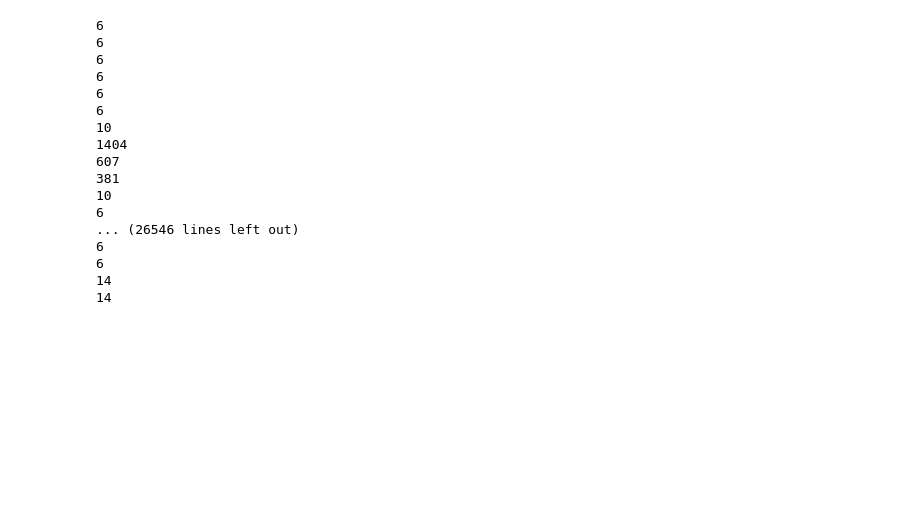
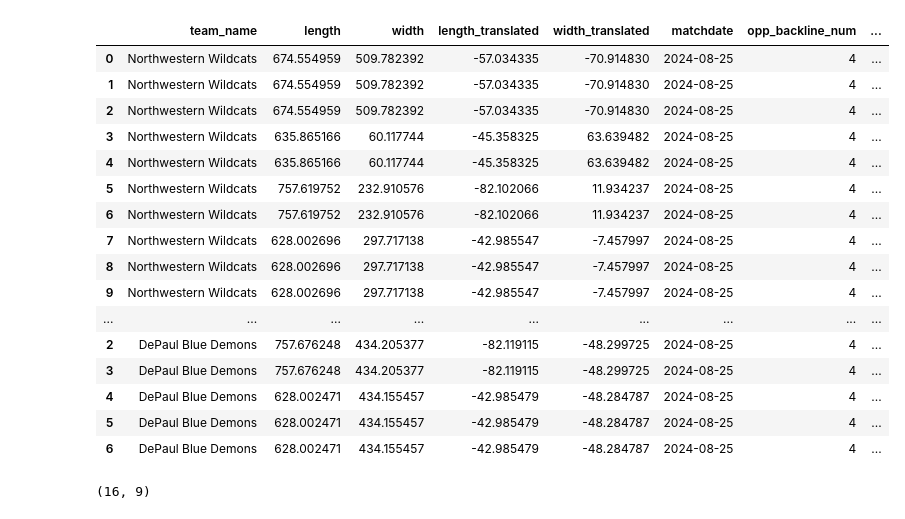
Before and after one commit to bledoux2002/Hackathon_2024, a Jupyter notebook: match-reports/existing-match-reports-code/parse_shot_locs.ipynb, the cells around one changed output. Saved outputs shown, nothing was run; the diff lists cells and outputs as text; code cells hidden in the pictures; blank space fills up the shorter version.

```diff
--- a/match-reports/existing-match-reports-code/parse_shot_locs.ipynb
+++ b/match-reports/existing-match-reports-code/parse_shot_locs.ipynb
@@ -408,23 +410,32 @@ def parse_shot_locs(src_folder: str, team: str):
 # Replace with your PDF path
 teamname = "Northwestern Wildcats"
 game = "01-10-2024"
-pdf_path = f"../northwestern-2024"
+pdf_path = f"../single"
 data = parse_shot_locs(pdf_path, teamname)
-# %% [output]
-6
-6
-6
-6
-6
-6
-10
-1404
-607
-381
-10
-6
-... (26546 lines left out)
-6
-6
-14
-14
+# %%
+data
+# %% [output]
+|  | team_name | length | width | length_translated | width_translated | matchdate | opp_backline_num | ... |
+| 0 | Northwestern Wildcats | 674.554959 | 509.782392 | -57.034335 | -70.914830 | 2024-08-25 | 4 | ... |
+| 1 | Northwestern Wildcats | 674.554959 | 509.782392 | -57.034335 | -70.914830 | 2024-08-25 | 4 | ... |
+| 2 | Northwestern Wildcats | 674.554959 | 509.782392 | -57.034335 | -70.914830 | 2024-08-25 | 4 | ... |
+| 3 | Northwestern Wildcats | 635.865166 | 60.117744 | -45.358325 | 63.639482 | 2024-08-25 | 4 | ... |
+| 4 | Northwestern Wildcats | 635.865166 | 60.117744 | -45.358325 | 63.639482 | 2024-08-25 | 4 | ... |
+| 5 | Northwestern Wildcats | 757.619752 | 232.910576 | -82.102066 | 11.934237 | 2024-08-25 | 4 | ... |
+| 6 | Northwestern Wildcats | 757.619752 | 232.910576 | -82.102066 | 11.934237 | 2024-08-25 | 4 | ... |
+| 7 | Northwestern Wildcats | 628.002696 | 297.717138 | -42.985547 | -7.457997 | 2024-08-25 | 4 | ... |
+| 8 | Northwestern Wildcats | 628.002696 | 297.717138 | -42.985547 | -7.457997 | 2024-08-25 | 4 | ... |
+| 9 | Northwestern Wildcats | 628.002696 | 297.717138 | -42.985547 | -7.457997 | 2024-08-25 | 4 | ... |
+| ... | ... | ... | ... | ... | ... | ... | ... | ... |
+| 2 | DePaul Blue Demons | 757.676248 | 434.205377 | -82.119115 | -48.299725 | 2024-08-25 | 4 | ... |
+| 3 | DePaul Blue Demons | 757.676248 | 434.205377 | -82.119115 | -48.299725 | 2024-08-25 | 4 | ... |
+| 4 | DePaul Blue Demons | 628.002471 | 434.155457 | -42.985479 | -48.284787 | 2024-08-25 | 4 | ... |
+| 5 | DePaul Blue Demons | 628.002471 | 434.155457 | -42.985479 | -48.284787 | 2024-08-25 | 4 | ... |
+| 6 | DePaul Blue Demons | 628.002471 | 434.155457 | -42.985479 | -48.284787 | 2024-08-25 | 4 | ... |
+# %%
+# Round all values in the DataFrame to 2 decimal places
+data = data.round(1)
+data = data.drop_duplicates().reset_index(drop=True)
+data.shape
+# %% [output]
+(16, 9)
```
Also changed, not shown: parts of 7 cells of this notebook, 2 other files.
